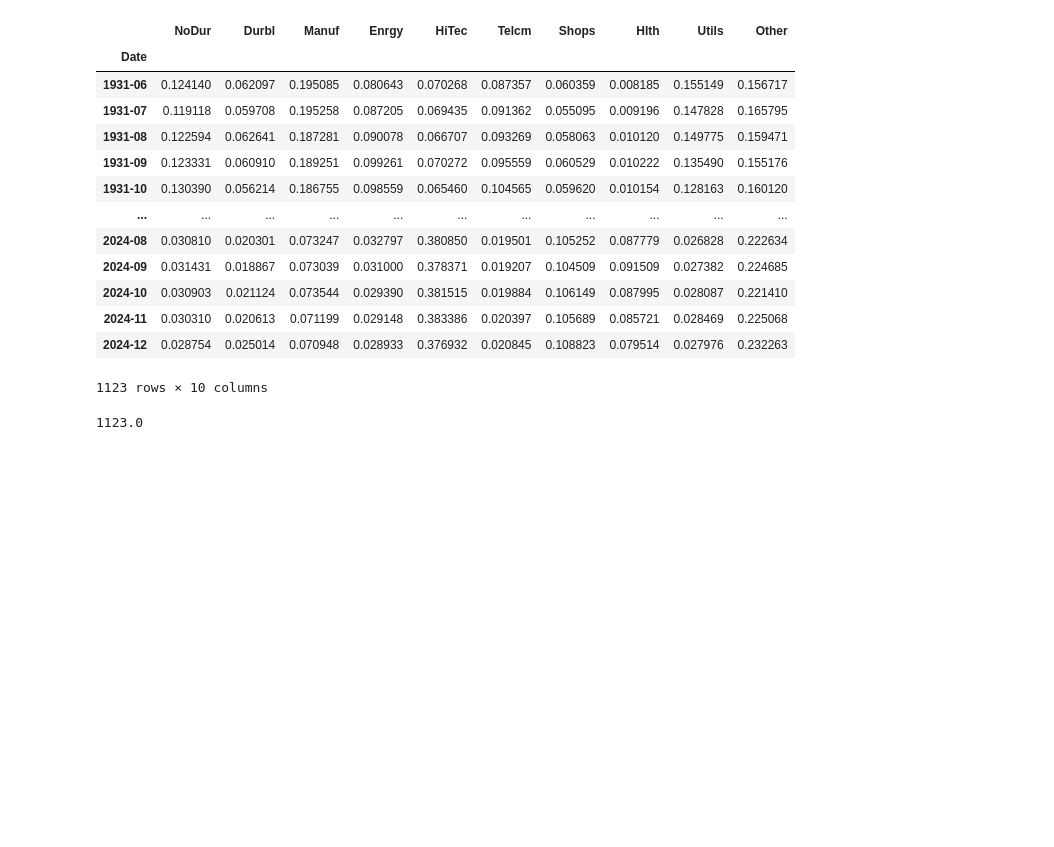
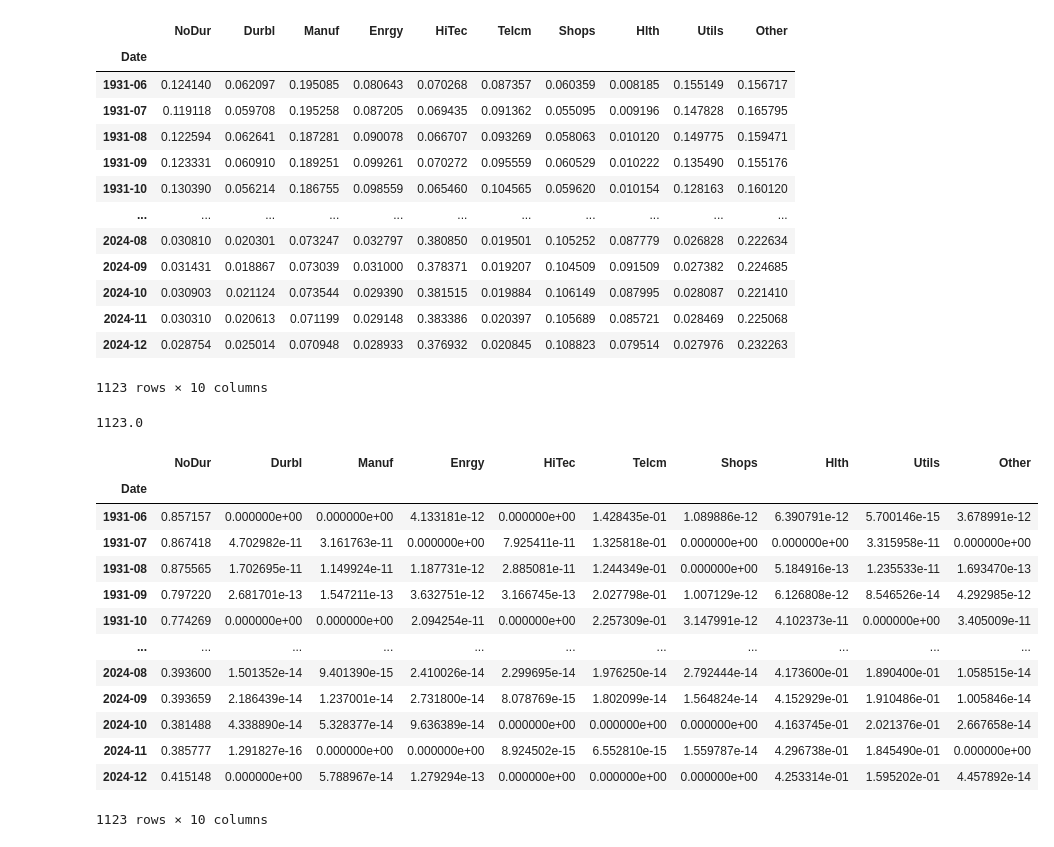
Before and after one commit to fangsitang/TP2_PortfolioManagement, a Jupyter notebook: New_Part_A.ipynb, the cells around one changed output. Drawn from its saved outputs; the diff is of its cells as text; code cells hidden in the pictures; blank space fills up the shorter version.

```diff
--- a/New_Part_A.ipynb
+++ b/New_Part_A.ipynb
@@ -402,33 +402,49 @@ asset_returns = df_rets.iloc[:, :-1]  # Drop the risk-free rate column
 # Step 2: Initialize list to store weights
 min_variance_weights = []
 
 # Function to calculate portfolio variance
 def portfolio_variance(weights, cov_matrix):
     return weights.T @ cov_matrix @ weights
 
 # Step 3: Set window size
 window = 60
 
 # Step 4: Loop over rolling windows
 for i in range(window - 1, len(asset_returns)):
     rolling_window = asset_returns.iloc[i - window + 1 : i + 1]
     cov_matrix = rolling_window.cov()
 
     num_assets = cov_matrix.shape[0]
     initial_weights = np.ones(num_assets) / num_assets
 
     constraints = ({'type': 'eq', 'fun': lambda w: np.sum(w) - 1})
     bounds = [(0, 1) for _ in range(num_assets)]  # Long-only constraint
 
     result = minimize(portfolio_variance, initial_weights, args=(cov_matrix,), bounds=bounds, constraints=constraints)
 
     min_variance_weights.append(result.x)
 
 # Step 5: Build DataFrame
 dates = asset_returns.index[window - 1:]
 weights_df7 = pd.DataFrame(min_variance_weights, index=dates, columns=asset_returns.columns)
 
+weights_df7
 # endregion
+# %% [output]
+|  | NoDur | Durbl | Manuf | Enrgy | HiTec | Telcm | Shops | Hlth | Utils | Other |
+| Date |  |  |  |  |  |  |  |  |  |  |
+| 1931-06 | 0.857157 | 0.000000e+00 | 0.000000e+00 | 4.133181e-12 | 0.000000e+00 | 1.428435e-01 | 1.089886e-12 | 6.390791e-12 | 5.700146e-15 | 3.678991e-12 |
+| 1931-07 | 0.867418 | 4.702982e-11 | 3.161763e-11 | 0.000000e+00 | 7.925411e-11 | 1.325818e-01 | 0.000000e+00 | 0.000000e+00 | 3.315958e-11 | 0.000000e+00 |
+| 1931-08 | 0.875565 | 1.702695e-11 | 1.149924e-11 | 1.187731e-12 | 2.885081e-11 | 1.244349e-01 | 0.000000e+00 | 5.184916e-13 | 1.235533e-11 | 1.693470e-13 |
+| 1931-09 | 0.797220 | 2.681701e-13 | 1.547211e-13 | 3.632751e-12 | 3.166745e-13 | 2.027798e-01 | 1.007129e-12 | 6.126808e-12 | 8.546526e-14 | 4.292985e-12 |
+| 1931-10 | 0.774269 | 0.000000e+00 | 0.000000e+00 | 2.094254e-11 | 0.000000e+00 | 2.257309e-01 | 3.147991e-12 | 4.102373e-11 | 0.000000e+00 | 3.405009e-11 |
+| ... | ... | ... | ... | ... | ... | ... | ... | ... | ... | ... |
+| 2024-08 | 0.393600 | 1.501352e-14 | 9.401390e-15 | 2.410026e-14 | 2.299695e-14 | 1.976250e-14 | 2.792444e-14 | 4.173600e-01 | 1.890400e-01 | 1.058515e-14 |
+| 2024-09 | 0.393659 | 2.186439e-14 | 1.237001e-14 | 2.731800e-14 | 8.078769e-15 | 1.802099e-14 | 1.564824e-14 | 4.152929e-01 | 1.910486e-01 | 1.005846e-14 |
+| 2024-10 | 0.381488 | 4.338890e-14 | 5.328377e-14 | 9.636389e-14 | 0.000000e+00 | 0.000000e+00 | 0.000000e+00 | 4.163745e-01 | 2.021376e-01 | 2.667658e-14 |
+| 2024-11 | 0.385777 | 1.291827e-16 | 0.000000e+00 | 0.000000e+00 | 8.924502e-15 | 6.552810e-15 | 1.559787e-14 | 4.296738e-01 | 1.845490e-01 | 0.000000e+00 |
+| 2024-12 | 0.415148 | 0.000000e+00 | 5.788967e-14 | 1.279294e-13 | 0.000000e+00 | 0.000000e+00 | 0.000000e+00 | 4.253314e-01 | 1.595202e-01 | 4.457892e-14 |
+1123 rows × 10 columns
 # %%
 row_sums = weights_df7.sum(axis=1)
 row_sums.sum(axis=0)
```
Also changed, not shown: parts of 6 cells of this notebook.
